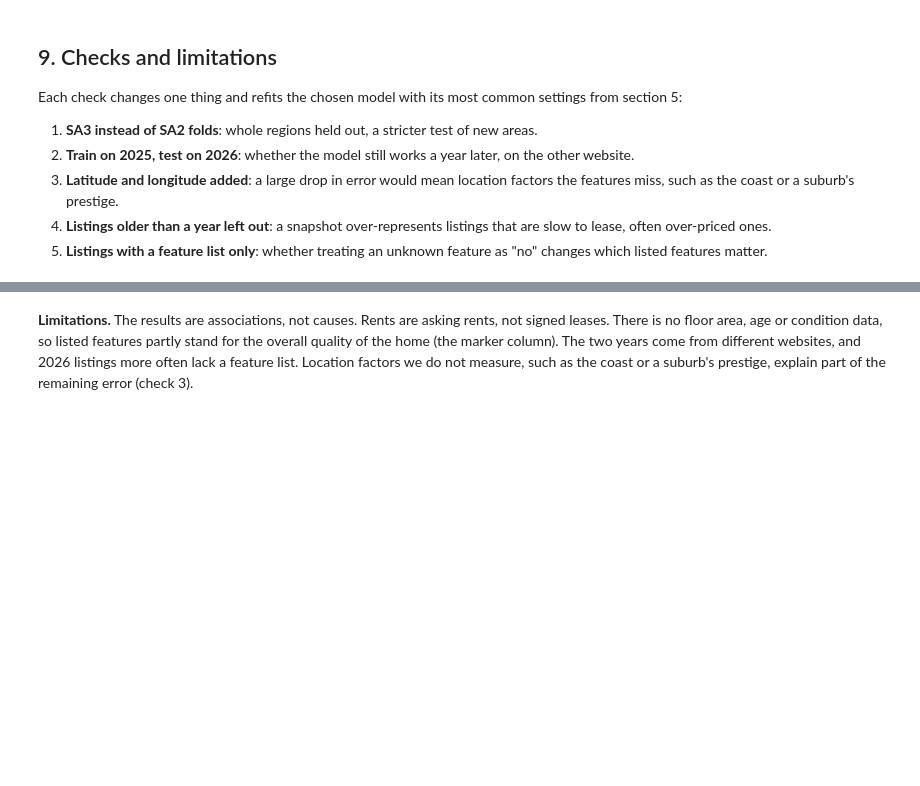
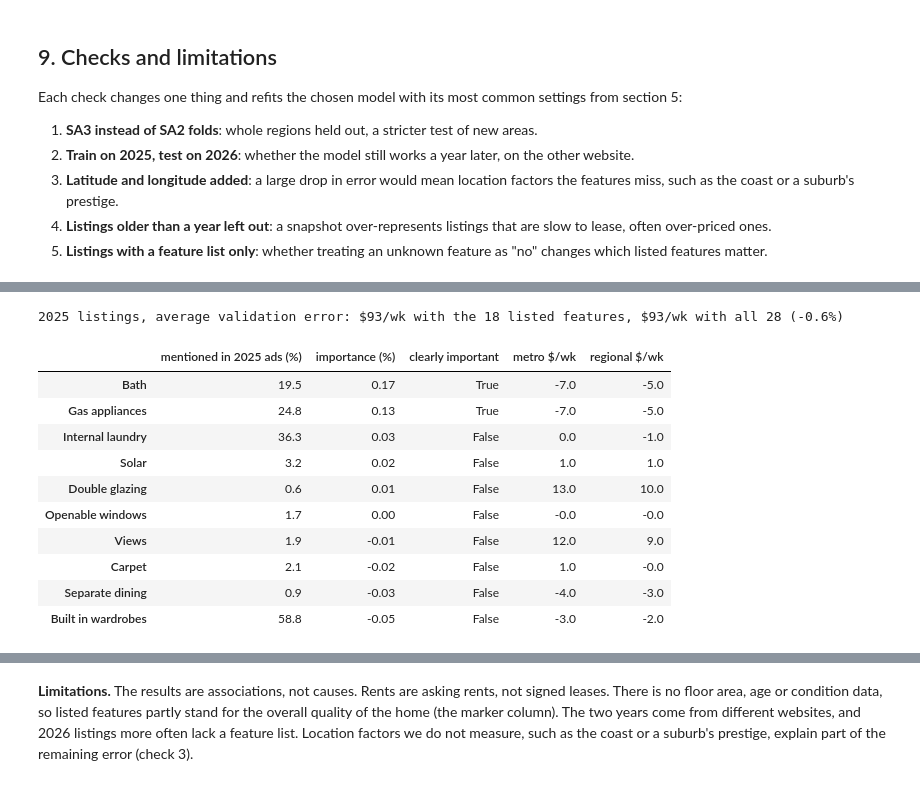
Before and after one commit to mdharmawan19/industry-project-group-55, a Jupyter notebook: notebooks/06b_rent_drivers.ipynb, the cells around one changed output, grey strips where cells are left out. Drawn from its saved outputs; the diff is of its cells as text; code cells hidden in the pictures; blank space fills up the shorter version.

```diff
--- a/notebooks/06b_rent_drivers.ipynb
+++ b/notebooks/06b_rent_drivers.ipynb
@@ -1153,0 +1167,52 @@ pd.Series(cached("checks_v2", run_checks), name="result").to_frame()
+# %%
+import listings as L
+EXTRA = [f"has_{n}" for n in L.NOT_TAGGED_BY["rentcomau"]]
+LABEL_EXTRA = {c: c.replace("has_", "").replace("_", " ").capitalize() for c in EXTRA}
+
+def check_2025():
+    """Chosen model on 2025 listings: 18 listed features vs all 28; importance and $ value of the extra ten."""
+    in25 = md_["snapshot"].eq("2025-09").to_numpy()
+    X28 = Xd.assign(**{c: base.iloc[dev_idx][c].to_numpy() for c in EXTRA})
+    F28 = FEATURES + EXTRA
+    acc, imp_rows, usd_rows = [], [], []
+    for k, (tr, va) in enumerate(folds):
+        tr25, va25 = tr[in25[tr]], va[in25[va]]
+        m18 = RM.build(SELECTED, FEATURES, params[k]).fit(X28.iloc[tr25][FEATURES], yd[tr25])
+        m28 = RM.build(SELECTED, F28, params[k]).fit(X28.iloc[tr25][F28], yd[tr25])
+        Xv, yv, mv = X28.iloc[va25][F28], yd[va25], md_.iloc[va25]
+        mae18 = RM.scores(yv, m18.predict(Xv[FEATURES]))["MAE ($/wk)"]
+        mae28 = RM.scores(yv, m28.predict(Xv))["MAE ($/wk)"]
+        acc.append({"fold": k, "18 listed features": mae18, "all 28": mae28})
+        rise = RM.permutation_importance(m28, Xv, yv, {c: [c] for c in EXTRA}, seed=SEED + k)
+        imp_rows += [{"feature": c, "fold": k, "rise (%)": 100 * r / mae28} for c, r in rise.items()]
+        listed = (Xv["has_feature_list"] == 1).to_numpy()
+        for area, pick in [("metro", mv["metro"].to_numpy()), ("regional", ~mv["metro"].to_numpy())]:
+            sub = Xv[listed & pick]
+            usd_rows += [{"feature": c, "fold": k, "area": area, "$/wk": RM.what_if(m28, sub, {c: 0.0}, {c: 1.0})} for c in EXTRA]
+    return pd.DataFrame(acc), pd.DataFrame(imp_rows), pd.DataFrame(usd_rows)
+
+acc25, imp25, usd25 = cached("check_2025_extra", check_2025)
+a = acc25.mean(numeric_only=True)
+print(f"2025 listings, average validation error: ${a['18 listed features']:.0f}/wk with the 18 listed features, "
+      f"${a['all 28']:.0f}/wk with all 28 ({100 * (a['all 28'] / a['18 listed features'] - 1):+.1f}%)")
+
+i25 = imp25.groupby("feature")["rise (%)"].agg(["mean", "std"])
+v25 = usd25.groupby(["feature", "area"])["$/wk"].mean().unstack()
+mentioned = 100 * base.iloc[dev_idx].loc[md_["snapshot"].eq("2025-09").to_numpy() & (Xd["has_feature_list"] == 1).to_numpy(), EXTRA].mean()
+extra_table = pd.DataFrame({"mentioned in 2025 ads (%)": mentioned.round(1), "importance (%)": i25["mean"].round(2),
+                            "clearly important": (i25["mean"] - i25["std"].fillna(0)) > 0,
+                            "metro $/wk": v25["metro"].round(0), "regional $/wk": v25["regional"].round(0)})
+extra_table.rename(index=LABEL_EXTRA).sort_values("importance (%)", ascending=False)
+# %% [output]
+2025 listings, average validation error: $93/wk with the 18 listed features, $93/wk with all 28 (-0.6%)
+|  | mentioned in 2025 ads (%) | importance (%) | clearly important | metro $/wk | regional $/wk |
+| Bath | 19.5 | 0.17 | True | -7.0 | -5.0 |
+| Gas appliances | 24.8 | 0.13 | True | -7.0 | -5.0 |
+| Internal laundry | 36.3 | 0.03 | False | 0.0 | -1.0 |
+| Solar | 3.2 | 0.02 | False | 1.0 | 1.0 |
+| Double glazing | 0.6 | 0.01 | False | 13.0 | 10.0 |
+| Openable windows | 1.7 | 0.00 | False | -0.0 | -0.0 |
+| Views | 1.9 | -0.01 | False | 12.0 | 9.0 |
+| Carpet | 2.1 | -0.02 | False | 1.0 | -0.0 |
+| Separate dining | 0.9 | -0.03 | False | -4.0 | -3.0 |
+| Built in wardrobes | 58.8 | -0.05 | False | -3.0 | -2.0 |
```
Also changed, not shown: parts of 6 cells of this notebook, 5 other files.
